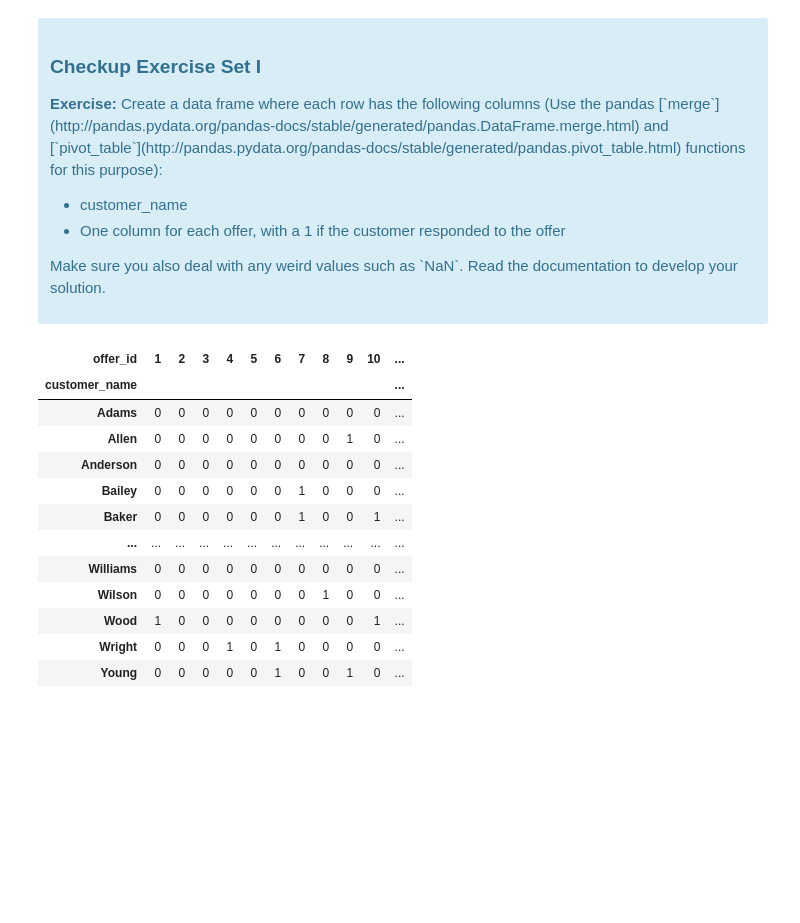
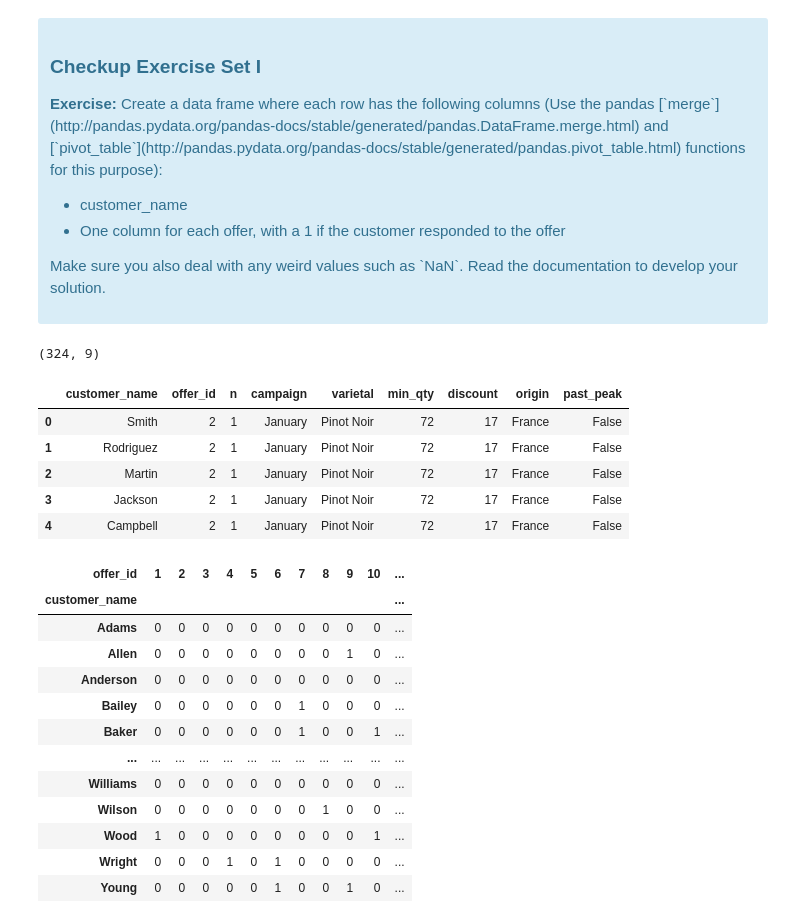
Before and after one commit to sabheen9/Clustering_Case_Study, a Jupyter notebook: Clustering Case Study - Customer Segmentation with K-Means - Tier 3.ipynb, the cells around one changed output. Cells and saved outputs as stored; diff of their text form; code cells hidden in the pictures; blank space fills up the shorter version.

```diff
--- a/Clustering Case Study - Customer Segmentation with K-Means - Tier 3.ipynb
+++ b/Clustering Case Study - Customer Segmentation with K-Means - Tier 3.ipynb
@@ -101,4 +101,18 @@ The first thing we need is a way to compare customers. To do this, we're going t
 </ul>
 <p>Make sure you also deal with any weird values such as `NaN`. Read the documentation to develop your solution.</p>
 </div>
+# %%
+#your turn
+merged = pd.merge(df_transactions, df_offers)
+
+print(merged.shape)
+merged.head()
+# %% [output]
+(324, 9)
+|  | customer_name | offer_id | n | campaign | varietal | min_qty | discount | origin | past_peak |
+| 0 | Smith | 2 | 1 | January | Pinot Noir | 72 | 17 | France | False |
+| 1 | Rodriguez | 2 | 1 | January | Pinot Noir | 72 | 17 | France | False |
+| 2 | Martin | 2 | 1 | January | Pinot Noir | 72 | 17 | France | False |
+| 3 | Jackson | 2 | 1 | January | Pinot Noir | 72 | 17 | France | False |
+| 4 | Campbell | 2 | 1 | January | Pinot Noir | 72 | 17 | France | False |
 # %%
```
Also changed, not shown: parts of 4 cells of this notebook, 1 other file.
